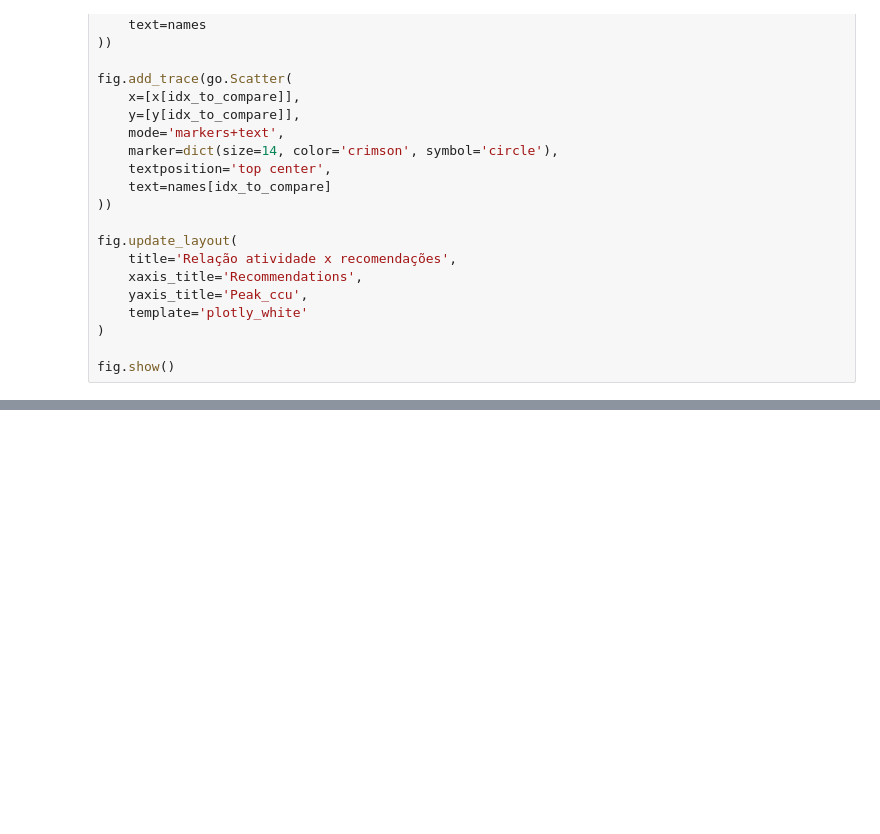
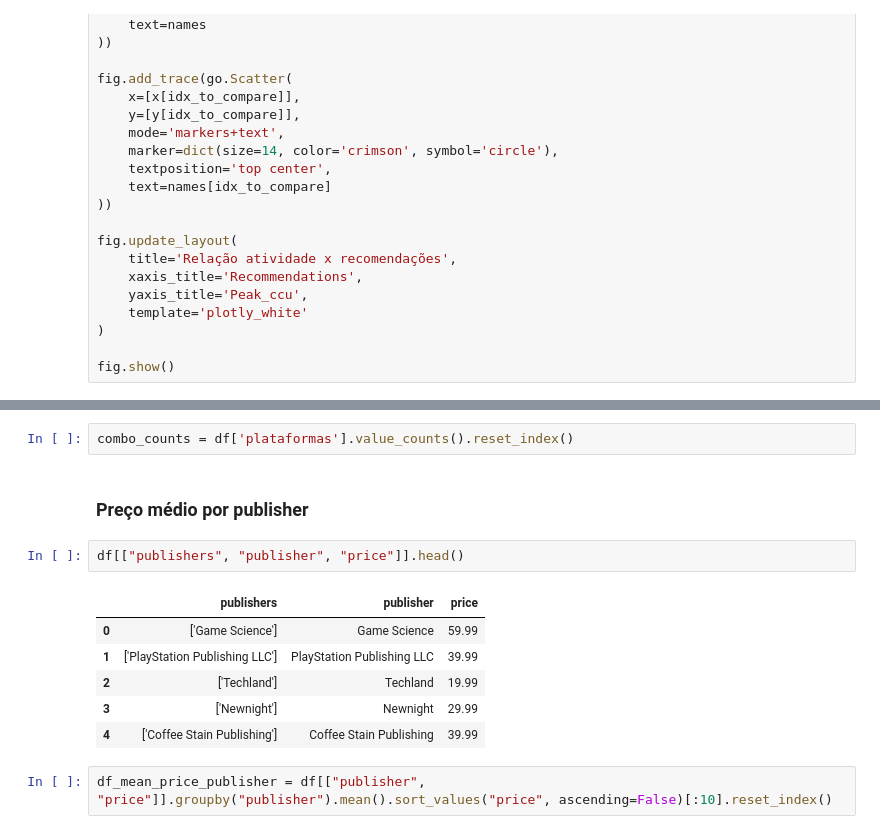
Before and after one commit to felipelapadn/Dash-Plotly-Jogos, a Jupyter notebook: notebooks/02_exploracao.ipynb, the cells around one changed output, grey strips where cells are left out. Cells and saved outputs as stored; diff of their text form; blank space fills up the shorter version.

```diff
--- a/notebooks/02_exploracao.ipynb
+++ b/notebooks/02_exploracao.ipynb
@@ -118,0 +132,15 @@ fig.show()
+# %%
+combo_counts = df['plataformas'].value_counts().reset_index()
+# %% [markdown]
+### Preço médio por publisher
+# %%
+df[["publishers", "publisher", "price"]].head()
+# %% [output]
+|  | publishers | publisher | price |
+| 0 | ['Game Science'] | Game Science | 59.99 |
+| 1 | ['PlayStation Publishing LLC'] | PlayStation Publishing LLC | 39.99 |
+| 2 | ['Techland'] | Techland | 19.99 |
+| 3 | ['Newnight'] | Newnight | 29.99 |
+| 4 | ['Coffee Stain Publishing'] | Coffee Stain Publishing | 39.99 |
+# %%
+df_mean_price_publisher = df[["publisher", "price"]].groupby("publisher").mean().sort_values("price", ascending=False)[:10].reset_index()
```
Also changed, not shown: parts of 17 cells of this notebook, 6 other files.
